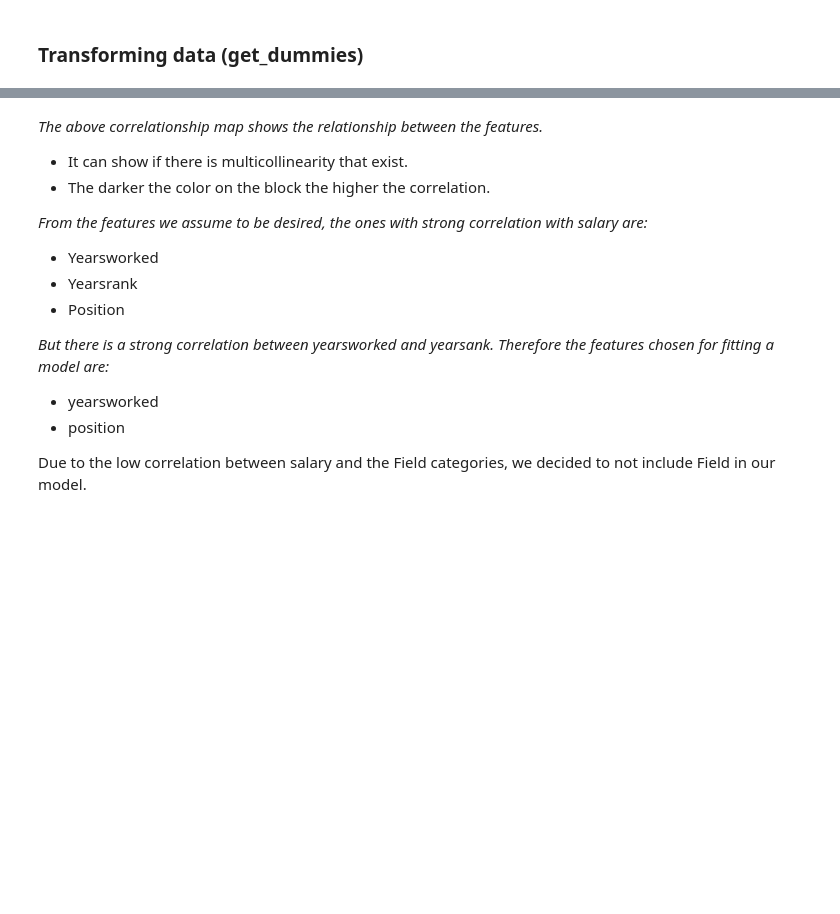
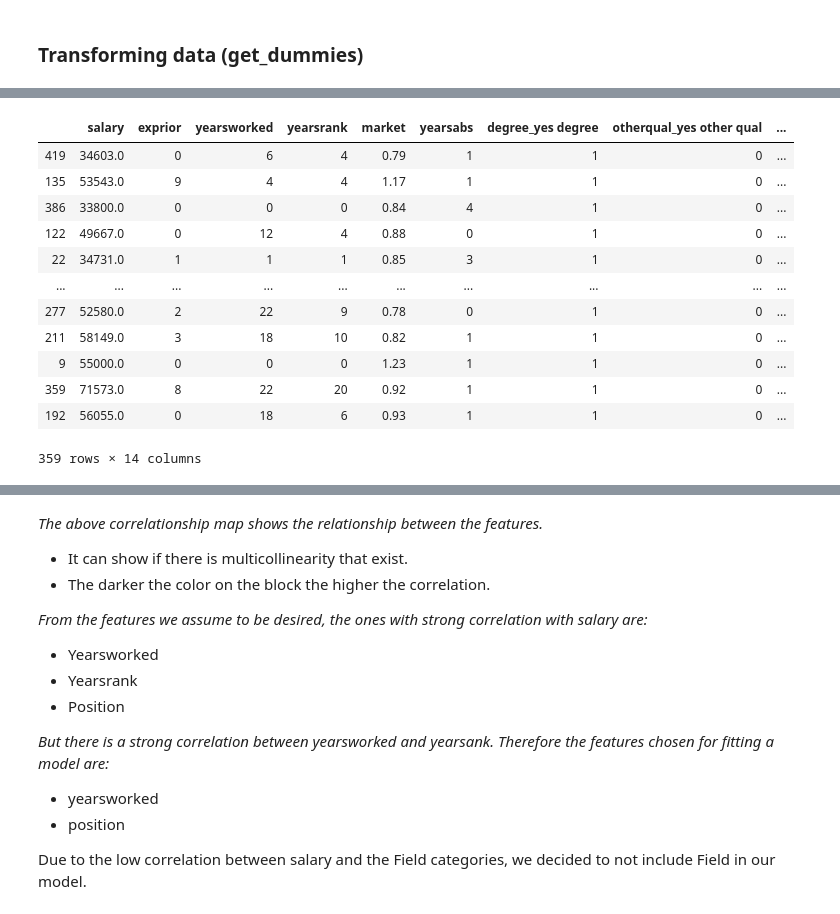
Before and after one commit to LeboSeribe/Multivariate-Regression, a Jupyter notebook: Multivariate.ipynb, the cells around one changed output, grey strips where cells are left out. Cells and saved outputs as stored; diff of their text form; code cells hidden in the pictures; blank space fills up the shorter version.

```diff
--- a/Multivariate.ipynb
+++ b/Multivariate.ipynb
@@ -129,2 +211,18 @@ x_train['degree']= x_train.degree.map(dict5)
 # %%
 x_train1 = pd.get_dummies(x_train, prefix_sep='_', drop_first=True)
+# %%
+x_train1
+# %% [output]
+|  | salary | exprior | yearsworked | yearsrank | market | yearsabs | degree_yes degree | otherqual_yes other qual | ... |
+| 419 | 34603.0 | 0 | 6 | 4 | 0.79 | 1 | 1 | 0 | ... |
+| 135 | 53543.0 | 9 | 4 | 4 | 1.17 | 1 | 1 | 0 | ... |
+| 386 | 33800.0 | 0 | 0 | 0 | 0.84 | 4 | 1 | 0 | ... |
+| 122 | 49667.0 | 0 | 12 | 4 | 0.88 | 0 | 1 | 0 | ... |
+| 22 | 34731.0 | 1 | 1 | 1 | 0.85 | 3 | 1 | 0 | ... |
+| ... | ... | ... | ... | ... | ... | ... | ... | ... | ... |
+| 277 | 52580.0 | 2 | 22 | 9 | 0.78 | 0 | 1 | 0 | ... |
+| 211 | 58149.0 | 3 | 18 | 10 | 0.82 | 1 | 1 | 0 | ... |
+| 9 | 55000.0 | 0 | 0 | 0 | 1.23 | 1 | 1 | 0 | ... |
+| 359 | 71573.0 | 8 | 22 | 20 | 0.92 | 1 | 1 | 0 | ... |
+| 192 | 56055.0 | 0 | 18 | 6 | 0.93 | 1 | 1 | 0 | ... |
+359 rows × 14 columns
```
Also changed, not shown: parts of 20 cells of this notebook, 10 other files.
